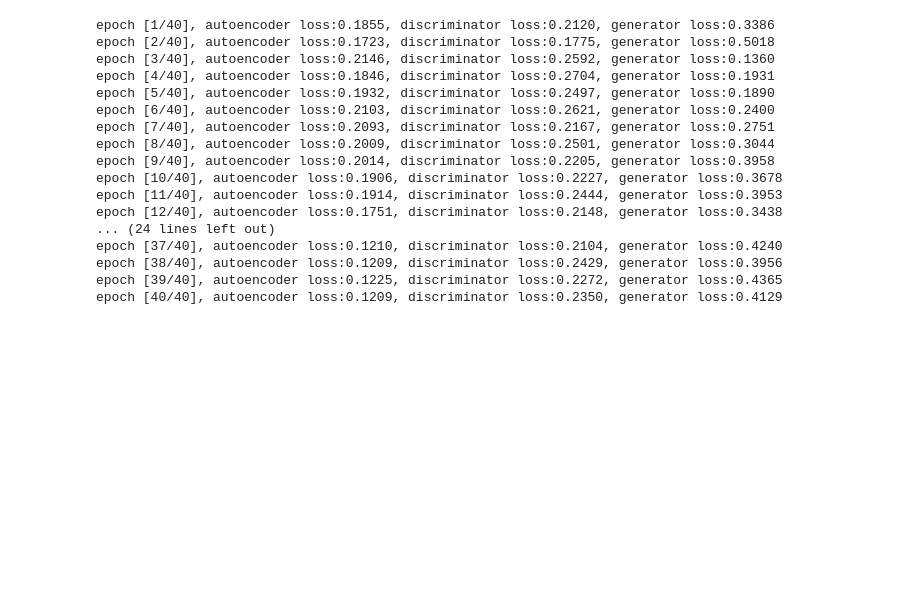
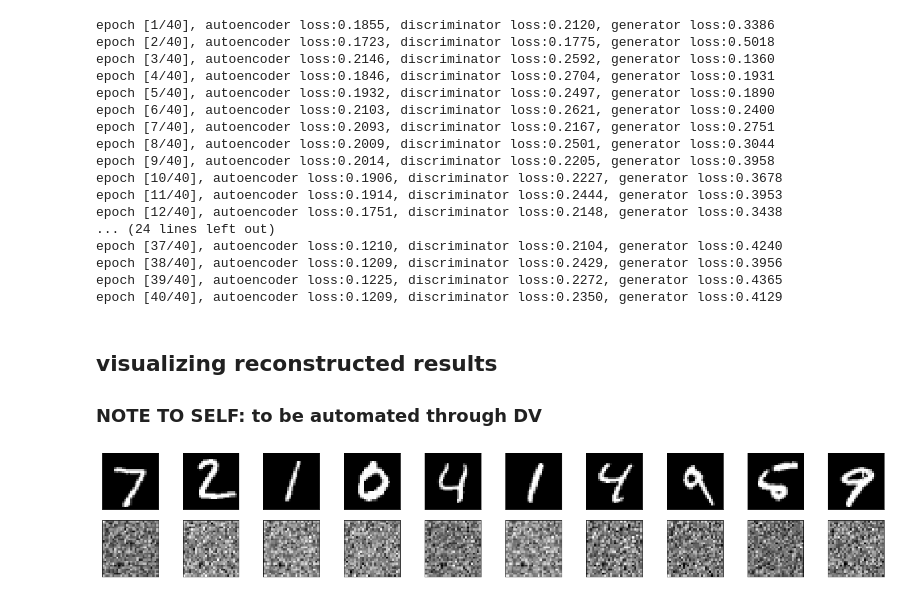
Before and after one commit to hkmulhi/Deep-Clustering-with-AE, a Jupyter notebook: GAN feature extraction MNIST.ipynb, the cells around one changed output. Cells and saved outputs as stored; diff of their text form; code cells hidden in the pictures; blank space fills up the shorter version.

```diff
--- a/GAN feature extraction MNIST.ipynb
+++ b/GAN feature extraction MNIST.ipynb
@@ -193,3 +193,32 @@ epoch [37/40], autoencoder loss:0.1210, discriminator loss:0.2104, generator los
 epoch [38/40], autoencoder loss:0.1209, discriminator loss:0.2429, generator loss:0.3956
 epoch [39/40], autoencoder loss:0.1225, discriminator loss:0.2272, generator loss:0.4365
 epoch [40/40], autoencoder loss:0.1209, discriminator loss:0.2350, generator loss:0.4129
+# %% [markdown]
+## visualizing reconstructed results
+### NOTE TO SELF: to be automated through DV
+# %%
+import matplotlib.pyplot as plt
+
+dataiter = iter(test_loader)
+images, labels = dataiter.next()
+
+# get sample outputs
+output = decoder(encoder(images))
+# prep images for display
+images = images.numpy() # output is resized into a batch of iages
+output = output.view(batch_size, 1, 28, 28)
+# use detach when it's an output that requires_grad
+output = output.detach().numpy()
+
+# plot the first ten input images and then reconstructed images
+fig, axes = plt.subplots(nrows=2, ncols=10, sharex=True, sharey=True, figsize=(25,4))
+
+# input images on top row, reconstructions on bottom
+for images, row in zip([images, output], axes):
+    for img, ax in zip(images, row):
+        ax.imshow(np.squeeze(img), cmap='gray')
+        ax.get_xaxis().set_visible(False)
+        ax.get_yaxis().set_visible(False)
+plt.show()
+# %% [output]
+[figure, added]
```
Also changed, not shown: 1 other file.
